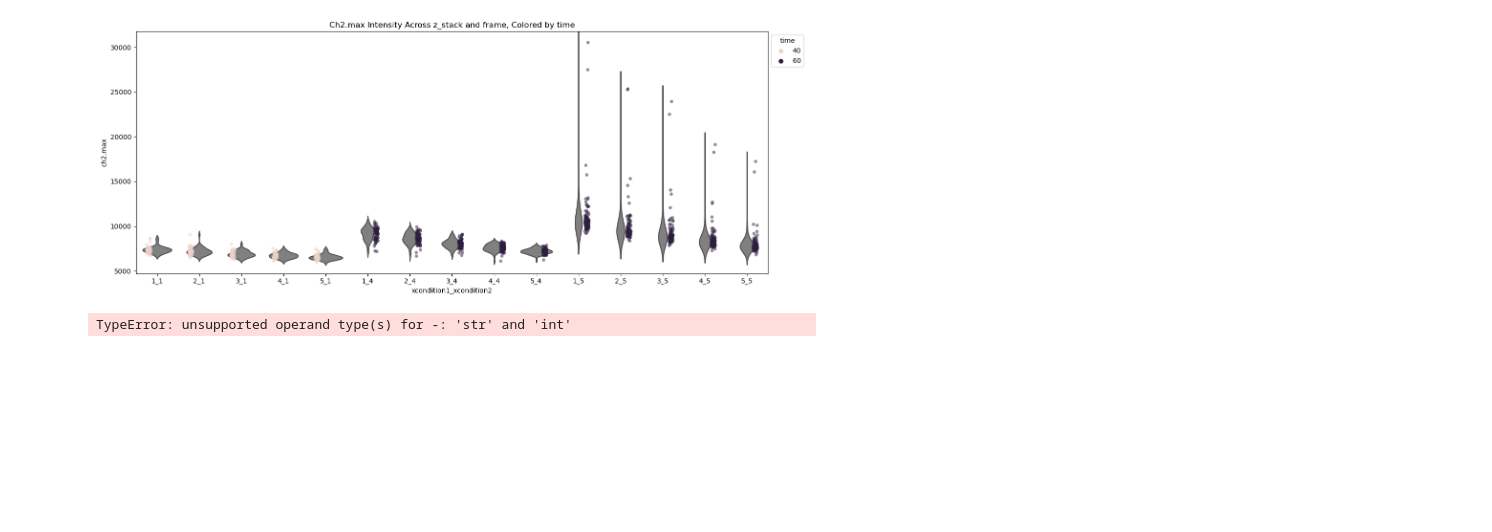
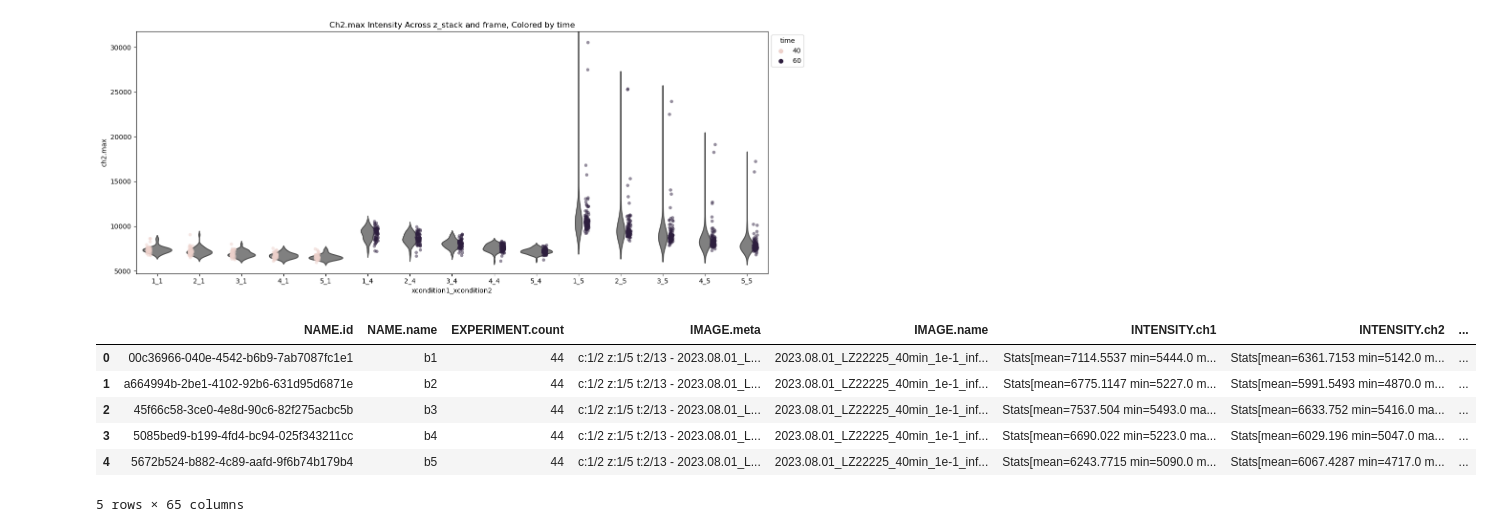
Before and after one commit to matttheodore/Image_Analysis, a Jupyter notebook: Python/EDA_general.ipynb, the cells around one changed output. Cells and saved outputs as stored; diff of their text form; code cells hidden in the pictures; blank space fills up the shorter version.

```diff
--- a/Python/EDA_general.ipynb
+++ b/Python/EDA_general.ipynb
@@ -330,26 +330,24 @@ violin_strplot_twoconditionx_hue(df_processed, 'ch2.max', 'z_stack', 'frame', 't
 [figure]
 [figure]
 # %%
-# Function to create a cell number that resets for each z-stack within each image
 def create_cell_number(df):
-    # Parse out the image identifier from the IMAGE.name (assuming the unique identifier is at the start)
-    # We'll extract the date (first 8 characters) as a proxy for image identifier for this example.
-    df['image_id'] = df['IMAGE.name'].str[:8]
-
     # Normalize the NAME.name to remove the 'B' and convert to integer for calculations
     # Assuming the format is 'B<number>'
-    df['cell_id'] = df['NAME.name'].str.extract(r'b(\d+)').astype(int)
+    df['cell_id'] = df['NAME.name'].str.extract(r'b(\d+)', expand=False).astype(int, errors='ignore')
 
-    # Calculate the new cell number
+    # Calculate the new cell number, which resets for each z-stack within an image
     df['cell_number'] = df.apply(lambda x: (x['cell_id'] - ((x['z_stack'] - 1) * x['EXPERIMENT.count'])), axis=1)
-
-    # Create the final unique identifier combining image_id, z_stack, and the new cell number
-    df['unique_identifier'] = df.apply(lambda x: f"{x['image_id']}_Z{x['z_stack']}_B{x['cell_number']}", axis=1)
 
     return df
 
 # Apply the function to create the cell_number column
 df_with_cell_number = create_cell_number(df_processed)
 df_with_cell_number.head()  # Display the first few rows to confirm the new column
 # %% [output]
+|  | NAME.id | NAME.name | EXPERIMENT.count | IMAGE.meta | IMAGE.name | INTENSITY.ch1 | INTENSITY.ch2 | ... |
+| 0 | 00c36966-040e-4542-b6b9-7ab7087fc1e1 | b1 | 44 | c:1/2 z:1/5 t:2/13 - 2023.08.01_L... | 2023.08.01_LZ22225_40min_1e-1_inf... | Stats[mean=7114.5537 min=5444.0 m... | Stats[mean=6361.7153 min=5142.0 m... | ... |
+| 1 | a664994b-2be1-4102-92b6-631d95d6871e | b2 | 44 | c:1/2 z:1/5 t:2/13 - 2023.08.01_L... | 2023.08.01_LZ22225_40min_1e-1_inf... | Stats[mean=6775.1147 min=5227.0 m... | Stats[mean=5991.5493 min=4870.0 m... | ... |
+| 2 | 45f66c58-3ce0-4e8d-90c6-82f275acbc5b | b3 | 44 | c:1/2 z:1/5 t:2/13 - 2023.08.01_L... | 2023.08.01_LZ22225_40min_1e-1_inf... | Stats[mean=7537.504 min=5493.0 ma... | Stats[mean=6633.752 min=5416.0 ma... | ... |
+| 3 | 5085bed9-b199-4fd4-bc94-025f343211cc | b4 | 44 | c:1/2 z:1/5 t:2/13 - 2023.08.01_L... | 2023.08.01_LZ22225_40min_1e-1_inf... | Stats[mean=6690.022 min=5223.0 ma... | Stats[mean=6029.196 min=5047.0 ma... | ... |
+| 4 | 5672b524-b882-4c89-aafd-9f6b74b179b4 | b5 | 44 | c:1/2 z:1/5 t:2/13 - 2023.08.01_L... | 2023.08.01_LZ22225_40min_1e-1_inf... | Stats[mean=6243.7715 min=5090.0 m... | Stats[mean=6067.4287 min=4717.0 m... | ... |
-TypeError: unsupported operand type(s) for -: 'str' and 'int'
+5 rows × 65 columns
```
Also changed, not shown: 1 other file.
